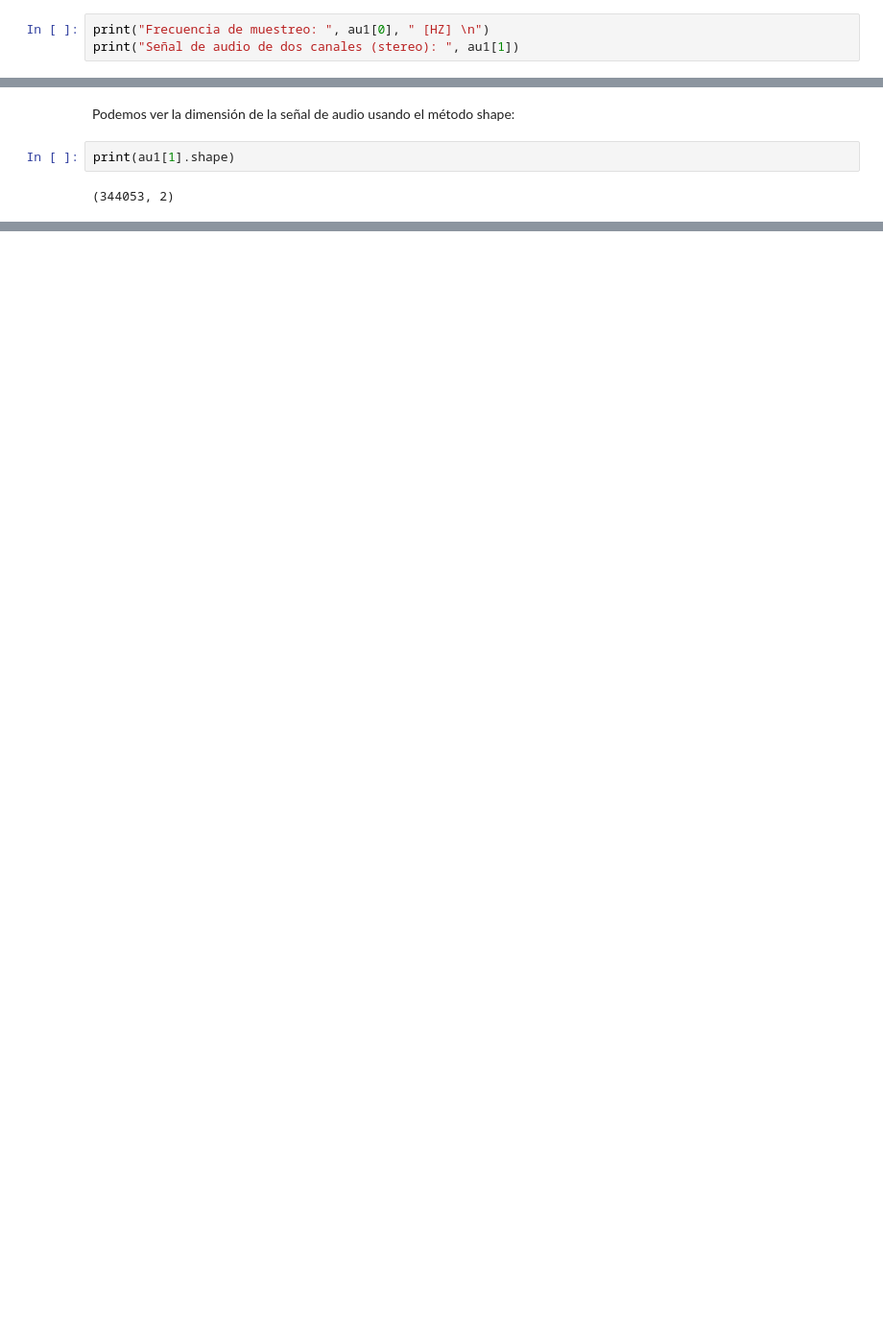
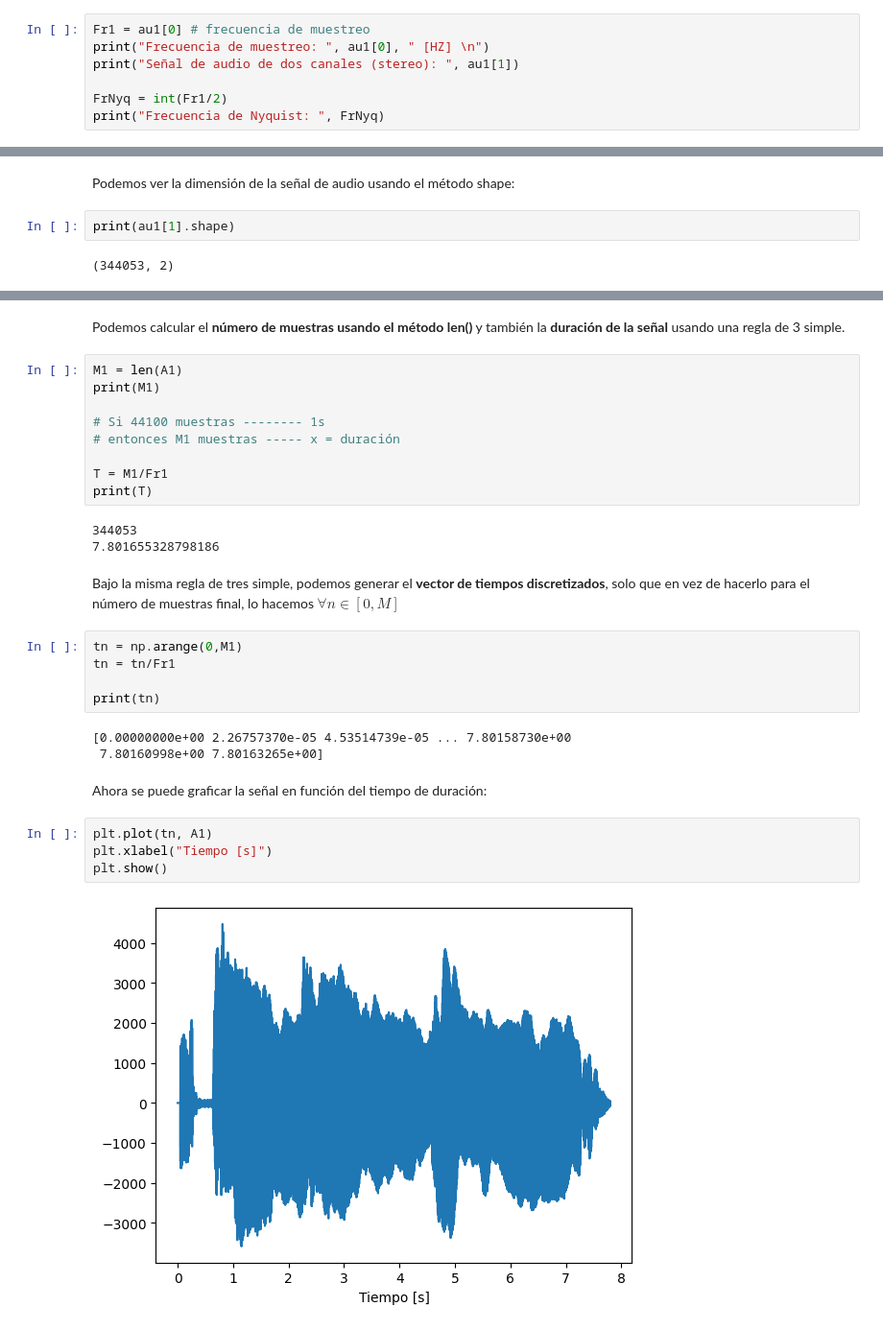
Before and after one commit to fdiezdev/procesamiento_senales, a Jupyter notebook: Resumenes/Resumen_Intro_PS.ipynb, the cells around one changed output, grey strips where cells are left out. Shown: that part at 96% size. Drawn from its saved outputs; the diff is of its cells as text; blank space fills up the shorter version.

```diff
--- a/Resumenes/Resumen_Intro_PS.ipynb
+++ b/Resumenes/Resumen_Intro_PS.ipynb
@@ -383,6 +385,10 @@ Se obtiene una **dupla**, en la que en el primer lugar tenemos la **frecuencia d
 # %%
+Fr1 = au1[0] # frecuencia de muestreo
 print("Frecuencia de muestreo: ", au1[0], " [HZ] \n")
 print("Señal de audio de dos canales (stereo): ", au1[1])
+
+FrNyq = int(Fr1/2)
+print("Frecuencia de Nyquist: ", FrNyq)
 # %% [output]
 Frecuencia de muestreo:  44100  [HZ]
 
@@ -411 +420,33 @@ vector de datos: [  1   1   1 ...   3  -8 -13]
 [figure]
+# %% [markdown]
+Podemos calcular el **número de muestras usando el método len()** y también la **duración de la señal** usando una regla de 3 simple.
+# %%
+M1 = len(A1)
+print(M1)
+
+# Si 44100 muestras -------- 1s
+# entonces M1 muestras ----- x = duración
+
+T = M1/Fr1
+print(T)
+# %% [output]
+344053
+7.801655328798186
+# %% [markdown]
+Bajo la misma regla de tres simple, podemos generar el **vector de tiempos discretizados**, solo que en vez de hacerlo para el número de muestras final, lo hacemos $\forall n \in [0, M]$
+# %%
+tn = np.arange(0,M1)
+tn = tn/Fr1
+
+print(tn)
+# %% [output]
+[0.00000000e+00 2.26757370e-05 4.53514739e-05 ... 7.80158730e+00
+ 7.80160998e+00 7.80163265e+00]
+# %% [markdown]
+Ahora se puede graficar la señal en función del tiempo de duración:
+# %%
+plt.plot(tn, A1)
+plt.xlabel("Tiempo [s]")
+plt.show()
+# %% [output]
+[figure, added]
```
Also changed, not shown: parts of 22 cells of this notebook, 1 other file.
